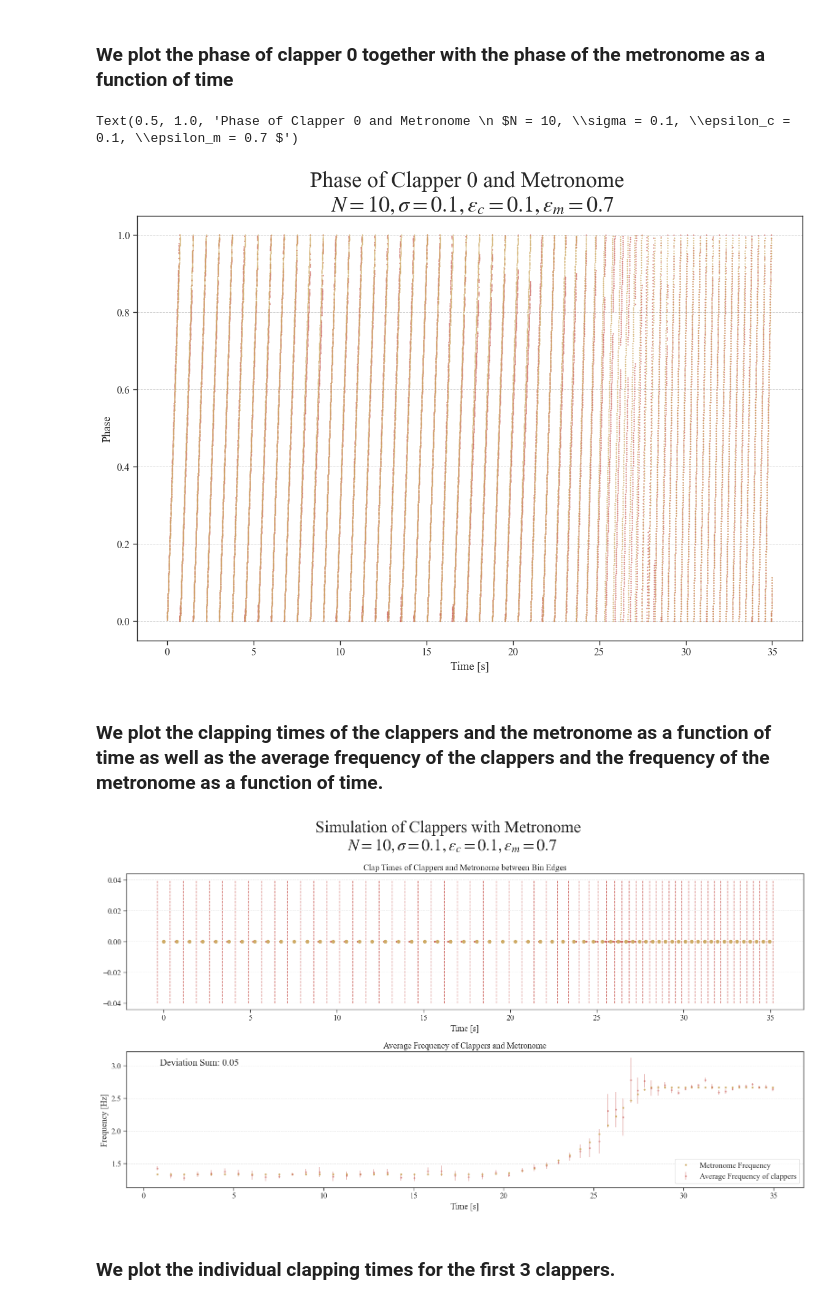
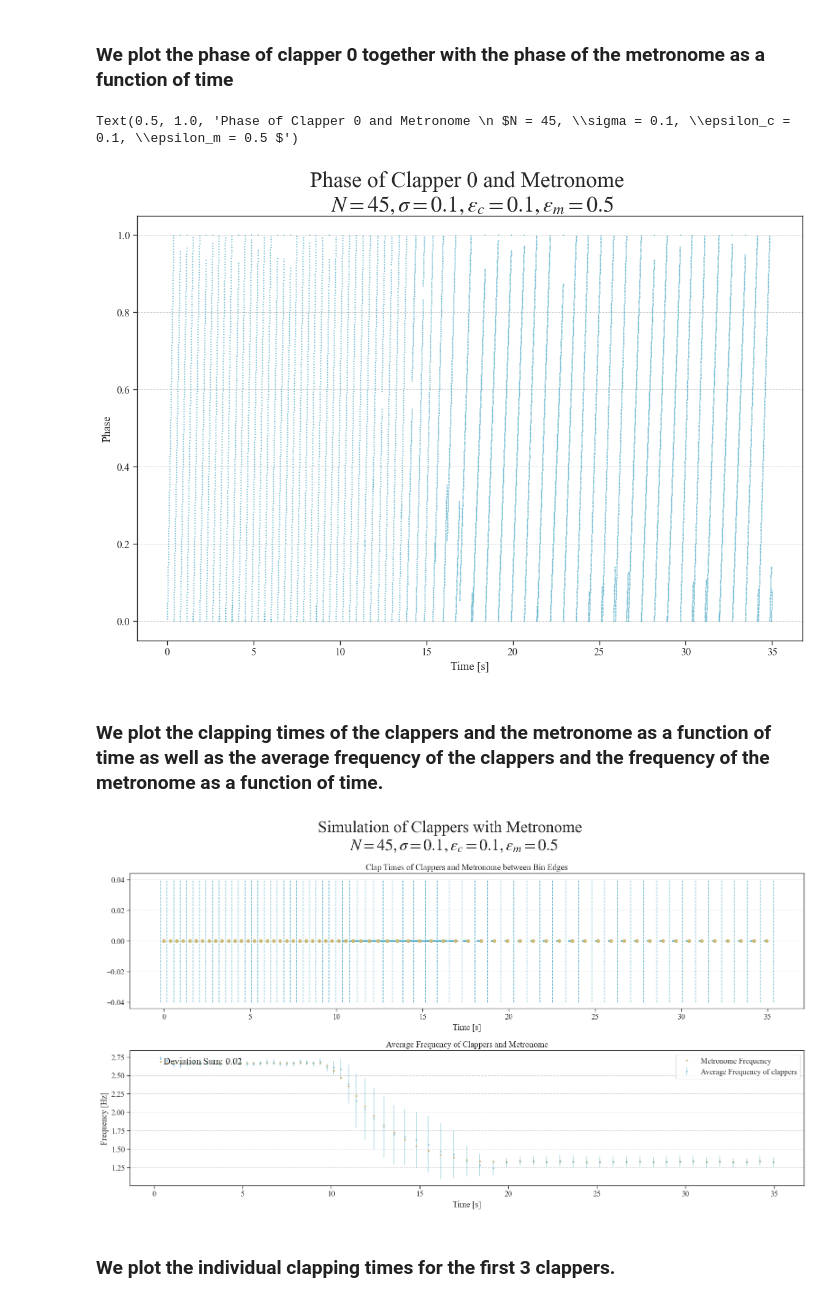
Before and after one commit to nielsdavidsen/Bachelor_2024, a Jupyter notebook: simulation_with_metronome.ipynb, the cells around one changed output. Saved outputs shown, nothing was run; the diff lists cells and outputs as text; code cells hidden in the pictures.

```diff
--- a/simulation_with_metronome.ipynb
+++ b/simulation_with_metronome.ipynb
@@ -10,13 +10,13 @@ sns.set()
 sns.set_context("paper", font_scale=1.4)
 sns.set_style("ticks")
 
-colors = sns.color_palette('hls', 10, desat = 0.8)
-#colors = colors[::-1]
+colors = sns.color_palette('deep', 10, desat = 1)
+colors = colors[::-1]
 colors.pop(2)
 
 sns.set_palette(colors)
 
-#sns.palplot(colors)
+sns.palplot(colors)
 plt.rcParams['axes.grid'] = True
 plt.rcParams['axes.grid.axis'] = 'y'
 plt.rcParams['axes.grid.which'] = 'major'
@@ -50,9 +52,9 @@ def slope_fork(x_j):
 
     '''
     if x_j >= 0.5:                                                  # If phase is greater than 0.5
-        return 1                                                    # Positive slope (clapper is dragged forward in phase)
+        return 2 - 2 * x_j                                                   # Positive slope (clapper is dragged forward in phase)
     else:
-        return -1                                                   # Negative slope (clapper is dragged bakckward in phase)
+        return  - 2 * x_j                                                   # Negative slope (clapper is dragged bakckward in phase)
 
 @numba.njit
 def update_x(x_j, eps_clapper, N_tot):
@@ -462,8 +464,16 @@ def sim_metronome(dt, tmax, threshold_l, threshold_h, bpm_init, bpm_final, sig=0
         # Updating all clappers phases
         x += w * dt
 
+        # Update metronome
+        p = p_func(n_beat, threshold_l, threshold_h)                            # Calculating new p value for metronome interval
+        interval = interval_calc(bpm_init, bpm_final, p)                               # Calculating new interval for metronome
+        w_met = 1 / interval                                                    # Calculating new metronome frequency
+        w_met_save.append(w_met)                                                # Saving new metronome frequency
+        x_met += dt * w_met                                                     # Updating metronome phase
+
         # Finding clappers that have clapped i.e. x >= 1
         index = np.where(x >= 1)[0]
+        np.random.shuffle(index)                                                # Randomizing the order of clappers that have clapped
 
 
         ### Clappers affecting clappers ###
@@ -472,13 +482,15 @@ def sim_metronome(dt, tmax, threshold_l, threshold_h, bpm_init, bpm_final, sig=0
                 x[ind] = 0                                                      # Resetting clapper
                 w[ind] = np.random.normal(0, sig) + 1 / (t - t_save[ind][-1])   # Updating clapper-specific clapping frequency
 
+                if w[ind] > 1.5 * w_met:
+                    w[ind] = w[ind] - abs(np.random.normal(0,0.34 * w[ind]))                       # Clapper frequency cannot exceed 1.5 * metronome frequency
 
                 w_save[ind].append(w[ind])                                      # Saving clapping frequency
                 t_save[ind].append(t)                                           # Saving clapping time
 
 
                 # Calculating new epsilon for clappers
-                eps_n = eps * adjust_eps_func(n_beat, bpm_init, bpm_final)             # Higher epsilon (more coupling) for less change in met. freq.
+                eps_n = eps * adjust_eps_func(n_beat, bpm_init, bpm_final)            # Higher epsilon (more coupling) for less change in met. freq.
 
                 # Updating all other clappers
                 for j in range(len(x)):
@@ -487,11 +499,6 @@ def sim_metronome(dt, tmax, threshold_l, threshold_h, bpm_init, bpm_final, sig=0
 
 
         ### Metronome  affecting clappers ###
-        p = p_func(n_beat, threshold_l, threshold_h)                            # Calculating new p value for metronome interval
-        interval = interval_calc(bpm_init, bpm_final, p)                               # Calculating new interval for metronome
-        w_met = 1 / interval                                                    # Calculating new metronome frequency
-        w_met_save.append(w_met)                                                # Saving new metronome frequency
-        x_met += dt * w_met                                                     # Updating metronome phase
 
 
         # If metronome has "clapped" i.e. x_met >= 1
@@ -507,7 +514,6 @@ def sim_metronome(dt, tmax, threshold_l, threshold_h, bpm_init, bpm_final, sig=0
             # Affect clappers
             for n in range(len(x)):
                 x[n] = met_update_x(x[n], met_eps_n)                            # Updating all clappers with metronome epsilon
-
 
         x0_save.append(x[0])
         x_met_save.append(x_met)                                                # Saving metronome phase
@@ -569,16 +575,17 @@ def adjust_eps_func(n_beat, bpm_init, bpm_final, threshold_l = 24, threshold_h =
 # %% [markdown]
 ### We run the simulation for 10 clappers and the metronome going from the lowest bpm setting to the highest
 # %%
-np.random.seed(42)
-N=10
-pars = [0.1, 0.1, 0.7]     # sig, eps, met_eps
+np.random.seed(18)
+N=45
+
 tmax = 35
 threshold_l = 24
 threshold_h = 40
-bpm_init = 80
-bpm_final = 160
+bpm_init = 160
+bpm_final = 80
 dt = 0.0025
 
+pars = [0.1, 0.1, 0.5]     # sig, eps, met_eps
 
 w_sig_save, t_sig_save, x0_sig_save, w_met_sig_save, met_clap, x_met = sim_metronome(
                                                                                         dt,
@@ -598,14 +605,14 @@ w_sig_save, t_sig_save, x0_sig_save, w_met_sig_save, met_clap, x_met = sim_metro
 # %%
 fig_x0, ax_x0 = plt.subplots(dpi=100, figsize=(14, 9))
 
-t_linspace = np.arange(0, tmax, dt)
-ax_x0.plot(t_linspace, x0_sig_save, label='Clapper 0', marker='.', ls='', markersize=1)
-ax_x0.plot(t_linspace, x_met, label='Metronome', marker='.', ls='', markersize=1)
+t_linspace = np.linspace(0, tmax, len(x0_sig_save))
+ax_x0.plot(t_linspace, x0_sig_save, label = 'Clapper 0', marker='.', ls='', markersize=1)
+#ax_x0.plot(t_linspace, x_met, label='Metronome', marker='.', ls='', markersize=0.7)
 ax_x0.set(xlabel = 'Time [s]', ylabel = 'Phase')
 ax_x0.set_title(f'Phase of Clapper 0 and Metronome \n $N = {N}, \sigma = {pars[0]}, \epsilon_c = {pars[1]}, \epsilon_m = {pars[2]} $', fontsize=26)
 #ax_x0.set_xlim(0,10)
 
 #plt.savefig('figurer/præs_2/phase_high_low_strong_coupling_freq.png')
 # %% [output]
-Text(0.5, 1.0, 'Phase of Clapper 0 and Metronome \n $N = 10, \\sigma = 0.1, \\epsilon_c = 0.1, \\epsilon_m = 0.7 $')
+Text(0.5, 1.0, 'Phase of Clapper 0 and Metronome \n $N = 45, \\sigma = 0.1, \\epsilon_c = 0.1, \\epsilon_m = 0.5 $')
-[figure, old version]
+[figure, new version]
@@ -644,7 +653,7 @@ fig.suptitle(f'Simulation of Clappers with Metronome \n $N = {N}, \sigma = {pars
 plt.tight_layout()
 #plt.savefig('figurer/præs_2/sim_high_low_strong_coupling_freq.png')
 # %% [output]
-[figure, old version]
+[figure, new version]
 # %% [markdown]
 ### We plot the individual clapping times for the first 3 clappers.
 # %%
```
Also changed, not shown: parts of 8 cells of this notebook, 46 other files.
